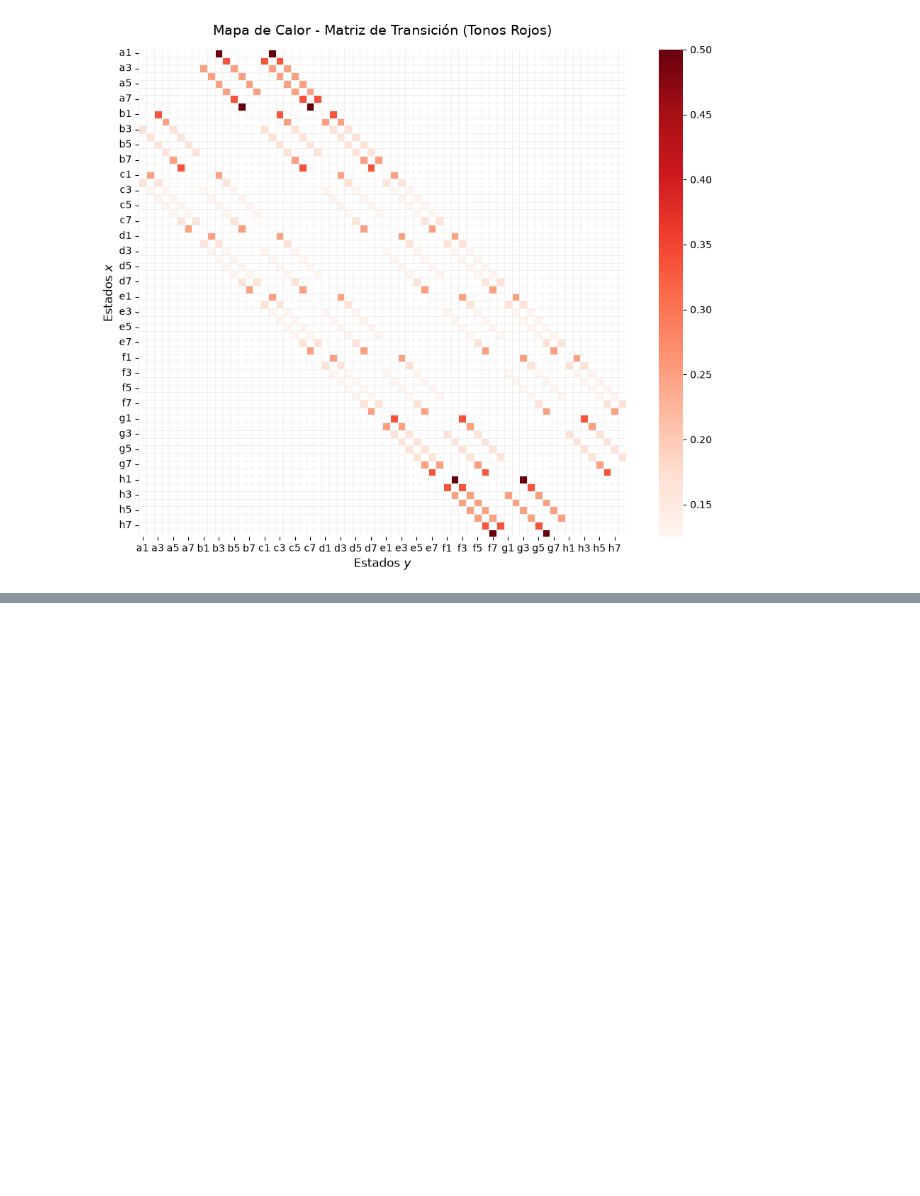
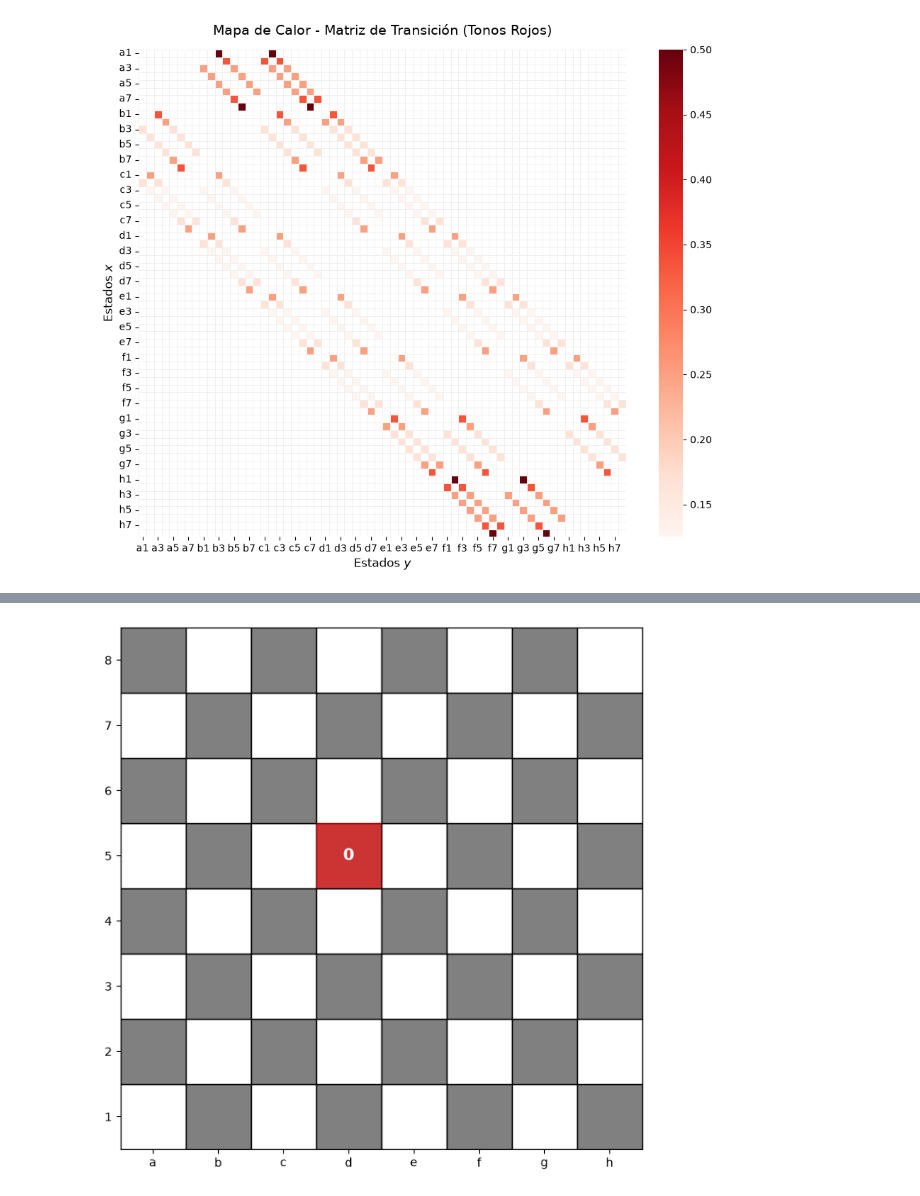
Before and after one commit to kamilo44/2026_2, a Jupyter notebook: Cadenas de Markov/Tarea 2/tarea_2.ipynb, the cells around one changed output, grey strips where cells are left out. Cells and saved outputs as stored; diff of their text form; code cells hidden in the pictures; blank space fills up the shorter version.

```diff
--- a/Cadenas de Markov/Tarea 2/tarea_2.ipynb
+++ b/Cadenas de Markov/Tarea 2/tarea_2.ipynb
@@ -571,0 +525,10 @@ La intuición: el factor de amplificación $16/r^{2}$ multiplica el error de est
+# %%
+path = f"./images/{x}_{y}"
+generator = GifGenerator(path)
+
+generator.generate(
+    output_path=f"./gif/evolucion_tablero_{x}_{y}.gif",
+    duration=1500
+)
+# %% [output]
+[figure, added]
```
Also changed, not shown: parts of 59 cells of this notebook, 13 other files.
